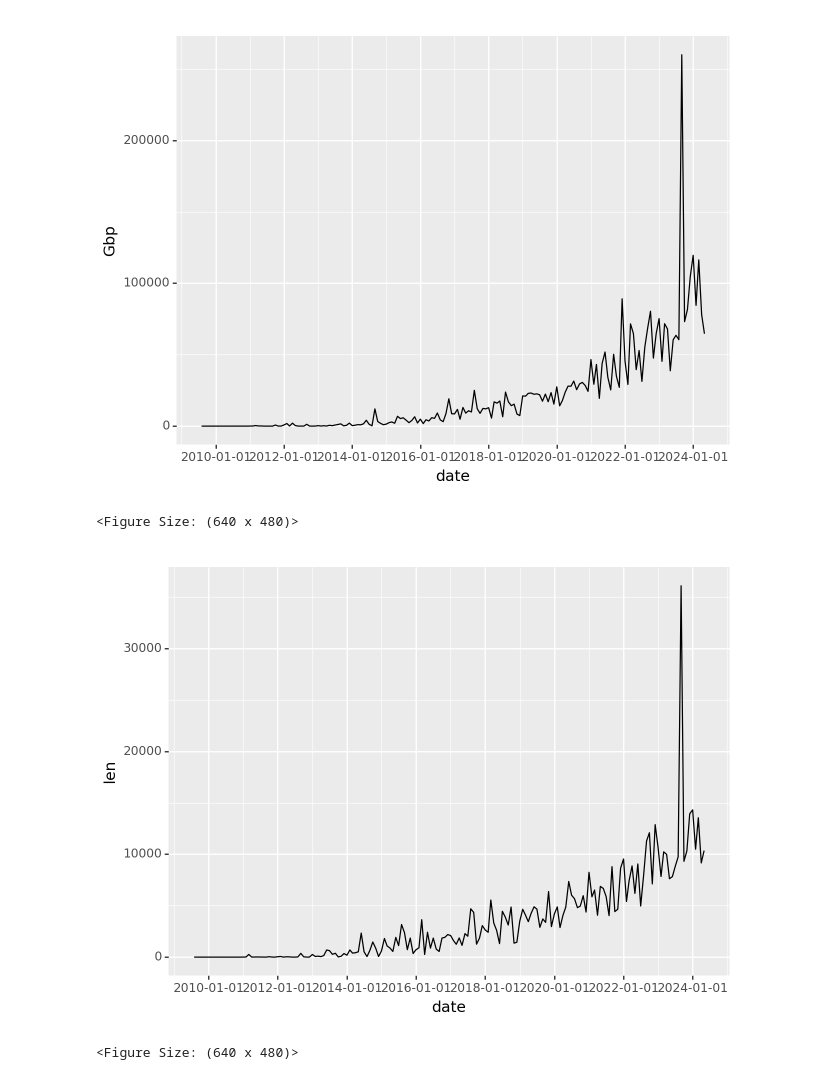
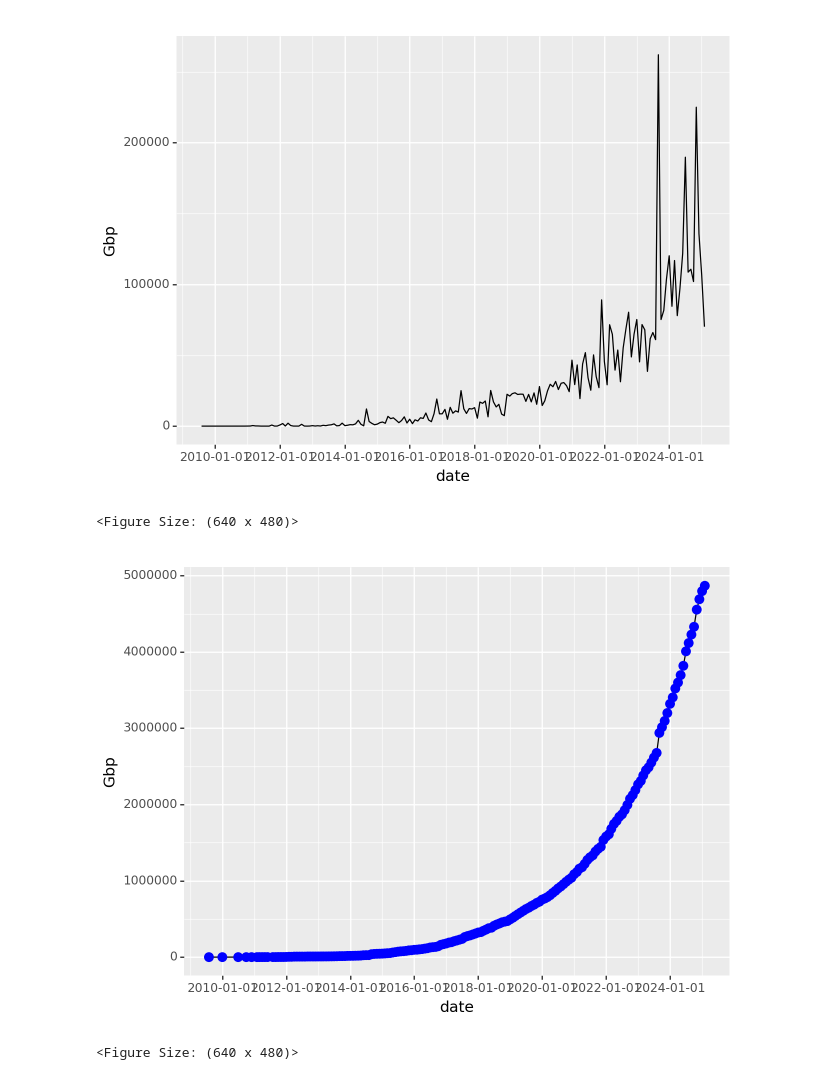
Before and after one commit to wwood/sandpiper, a Jupyter notebook: growth_over_time.ipynb, the cells around one changed output. Drawn from its saved outputs; the diff is of its cells as text; code cells hidden in the pictures.

```diff
--- a/growth_over_time.ipynb
+++ b/growth_over_time.ipynb
@@ -3,8 +3,8 @@ import polars as pl
 from plotnine import *
 # %%
 # cat shotgun_sra_20231208/* |jq -r '[.acc,.releasedate,.mbases,.organism] |@csv' |pigz >sra_metadata/sra_metadata_20230915.some_columns.csv.gz
-# (miniforge3)cl5n006:20241101:~/git/sandpiper$ cat ~/m/big_data_microbiome/14_sra_metadata_20240520/shotgun_sra_20240523/* |jq -r '[.acc,.releasedate,.mbases,.organism] |@csv' |pigz >sra_metadata/shotgun_sra_20240523.some_columns.csv.gz
-df = pl.read_csv('sra_metadata/shotgun_sra_20240523.some_columns.csv.gz', has_header=False)
-df.columns = ['acc','releasedate','mbases','organism']
+# df = pl.read_csv('sra_metadata/sra_metadata_20240110.some_columns.csv.gz', has_header=False)
+df = pl.read_csv('sra_metadata/sra_metadata_20250220.some_columns.csv.gz', has_header=False)
+df.columns = ['acc','releasedate','mbases','mbytes']
 df[:4]
 # %% [output]
@@ -45,6 +43,4 @@ shape: (4, 5)
 # %%
 per_month = df.group_by('date').agg(pl.sum('mbases').alias('Gbp') / 1_000)
-per_month_count = df.group_by('date').len()
-per_month = per_month.join(per_month_count, on='date')
 per_month[:4]
 # %% [output]
@@ -58,10 +54,11 @@ shape: (4, 3)
 # %%
 ggplot(per_month, aes(x='date', y='Gbp'))+geom_line() #+geom_smooth(colour='blue')
 # %% [output]
-[figure, old version]
+[figure, new version]
 <Figure Size: (640 x 480)>
 # %%
-ggplot(per_month, aes(x='date', y='len'))+geom_line() #+geom_smooth(colour='blue')
+perm_month_cumulative = per_month.sort('date').with_columns(pl.col('Gbp').cum_sum())
+ggplot(perm_month_cumulative, aes(x='date', y='Gbp'))+geom_line()+geom_point(size=3, colour='blue') #+geom_smooth(colour='blue')
 # %% [output]
-[figure, old version]
+[figure, new version]
 <Figure Size: (640 x 480)>
```
Also changed, not shown: parts of 12 cells of this notebook.
